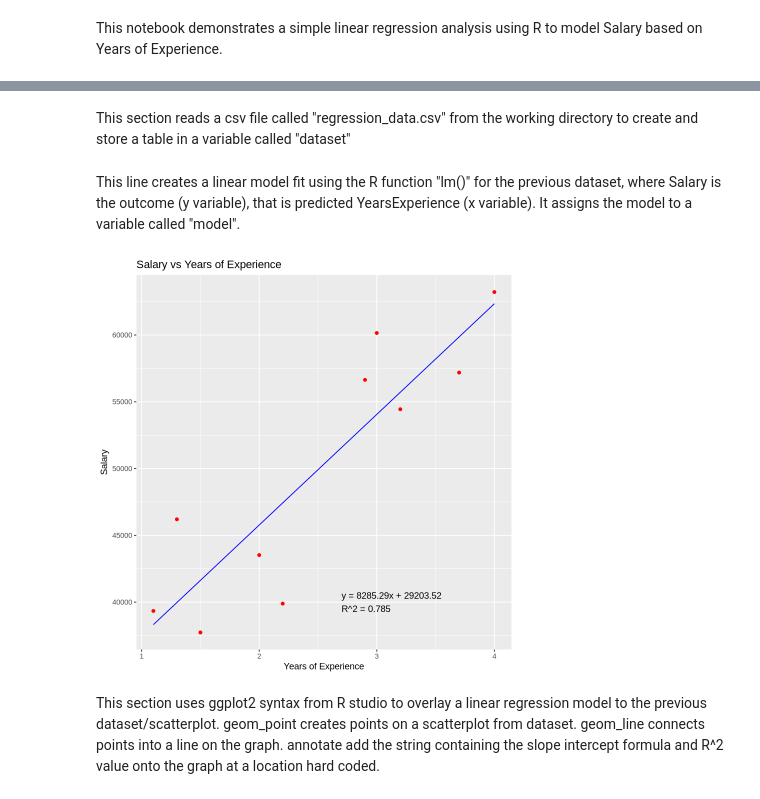
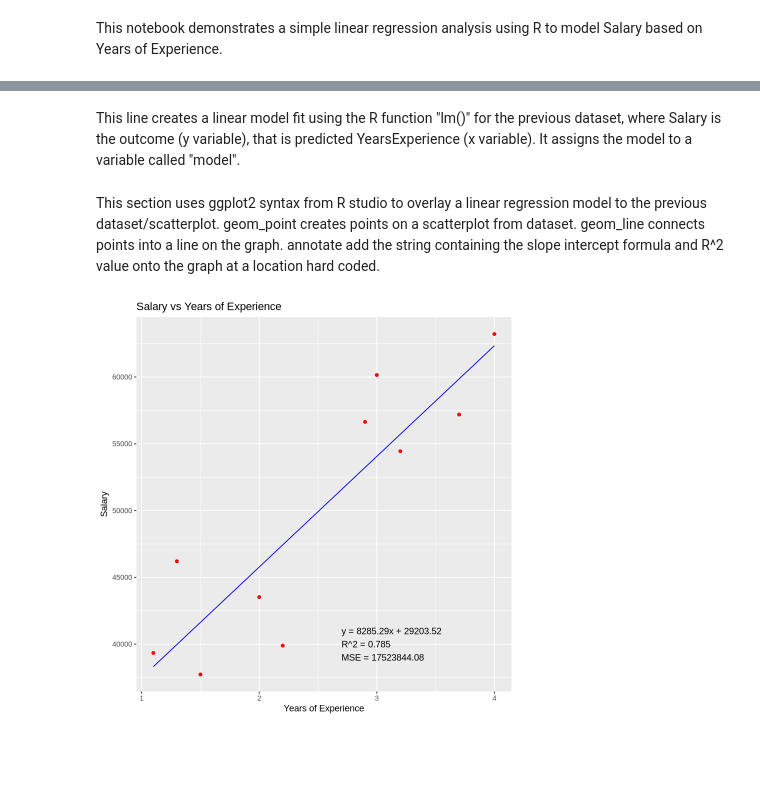
Before and after one commit to jstarkgrad-code/linear_regression-jupytr, a Jupyter notebook: manual/linear_regression_R.ipynb, the cells around one changed output, grey strips where cells are left out. Drawn from its saved outputs; the diff is of its cells as text; code cells hidden in the pictures; blank space fills up the shorter version.

```diff
--- a/manual/linear_regression_R.ipynb
+++ b/manual/linear_regression_R.ipynb
@@ -3,30 +5,29 @@ This notebook demonstrates a simple linear regression analysis using R to model
 # %%
 dataset <- read.csv("regression_data.csv")
-# %% [markdown]
-This section reads a csv file called "regression_data.csv" from the working directory to create and store a table in a variable called "dataset"
+# %% [markdown]
+This line creates a linear model fit using the R function "lm()" for the previous dataset, where Salary is the outcome (y variable), that is predicted YearsExperience (x variable). It assigns the model to a variable called "model".
 # %%
 model <- lm(Salary ~ YearsExperience, data=dataset)
-# %% [markdown]
-This line creates a linear model fit using the R function "lm()" for the previous dataset, where Salary is the outcome (y variable), that is predicted YearsExperience (x variable). It assigns the model to a variable called "model".
+# %% [markdown]
+This section uses ggplot2 syntax from R studio to overlay a linear regression model to the previous dataset/scatterplot. geom_point creates points on a scatterplot from dataset. geom_line connects points into a line on the graph. annotate add the string containing the slope intercept formula and R^2 value onto the graph at a location hard coded.
 # %%
 library(ggplot2) #opens ggplot2 library
 ggplot() + #creates a new project where "+" adds a new layer
     geom_point(aes(x = dataset$YearsExperience, y = dataset$Salary), colour = 'red') +
     geom_line(aes(x = dataset$YearsExperience, y = predict(model, newdata = dataset)), colour = 'blue') +
     ggtitle('Salary vs Years of Experience') +
     xlab ('Years of Experience') +
     ylab ('Salary') +
     annotate(
         "text",
         x = 2.7,
         y = 40000,
         label = paste0(
             "y = ", round(coef(model)[2], 2), "x + ", round(coef(model)[1], 2),
-            "\nR^2 = ", round(summary(model)$r.squared, 3)
+            "\nR^2 = ", round(summary(model)$r.squared, 3),
+            "\nMSE = ", round(mean(residuals(model)^2), 2)
             ),
         hjust = 0
         )
 # %% [output]
-[figure, old version]
+[figure, new version]
-# %% [markdown]
-This section uses ggplot2 syntax from R studio to overlay a linear regression model to the previous dataset/scatterplot. geom_point creates points on a scatterplot from dataset. geom_line connects points into a line on the graph. annotate add the string containing the slope intercept formula and R^2 value onto the graph at a location hard coded.
```
Also changed, not shown: parts of 1 cell of this notebook, 9 other files.
